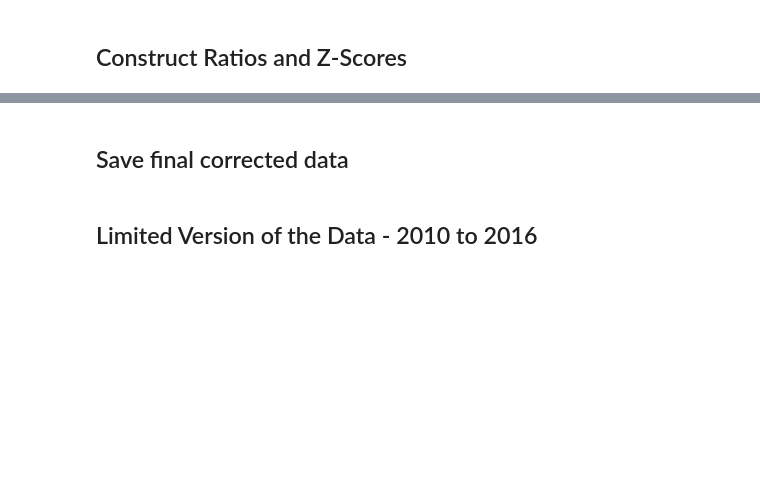
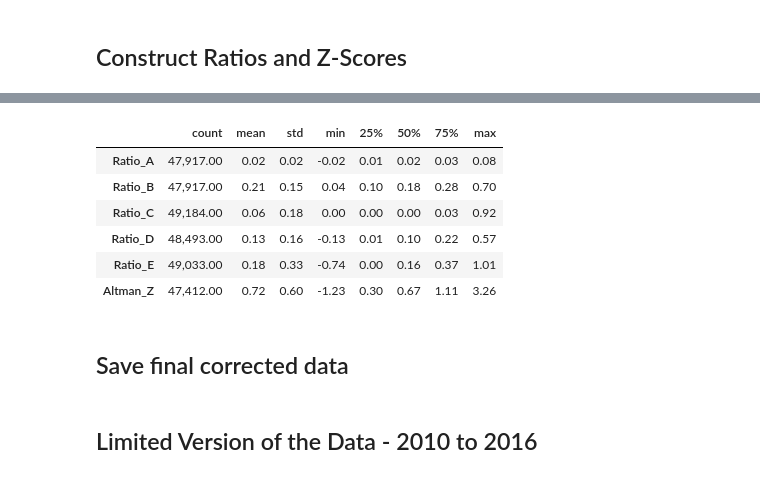
Before and after one commit to current12/Stat-222-Project, a Jupyter notebook: Code/Data Loading and Cleaning/Tabular Financial/Combine and Clean Tabular Financial Statements Data.ipynb, the cells around one changed output, grey strips where cells are left out. Drawn from its saved outputs; the diff is of its cells as text; code cells hidden in the pictures; blank space fills up the shorter version.

```diff
--- a/Code/Data Loading and Cleaning/Tabular Financial/Combine and Clean Tabular Financial Statements Data.ipynb
+++ b/Code/Data Loading and Cleaning/Tabular Financial/Combine and Clean Tabular Financial Statements Data.ipynb
@@ -297,0 +359,7 @@ corrected['Altman_Z'] = 3.3 * corrected['Ratio_A'] + 0.99 * corrected['Ratio_B']
+# %%
+# Briefly summarize to check construction
+# use describe method, transpose, and print all rows
+# round to two decimal places, no scientific notation, commas for thousands
+pd.options.display.float_format = '{:,.2f}'.format
+sum_stats_ratios = corrected[['Ratio_A', 'Ratio_B', 'Ratio_C', 'Ratio_D', 'Ratio_E']].describe().T
+sum_stats_ratios
@@ -298,3 +373,29 @@ corrected['Altman_Z'] = 3.3 * corrected['Ratio_A'] + 0.99 * corrected['Ratio_B']
+# %%
+# Altman Z-Score
+
+# Winsorize tricky ratios - 2.5% and 97.5%
+cols_to_clip = ['Ratio_A', 'Ratio_B', 'Ratio_C', 'Ratio_D', 'Ratio_E']
+#cols_to_clip = ['Ratio_A', 'Ratio_B', 'Ratio_E']
+for column in cols_to_clip:
+    corrected[column] = corrected[column].clip(lower=corrected[column].quantile(0.025), upper=corrected[column].quantile(0.975))
+
+# To avoid multicollinearity, be sure to drop ratios if using Z-Score in a model
+corrected['Altman_Z'] = 3.3 * corrected['Ratio_A'] + 0.99 * corrected['Ratio_B'] + 0.6 * corrected['Ratio_C'] + 1.2 * corrected['Ratio_D'] + 1.4 * corrected['Ratio_E']
+# %%
+# Briefly summarize to check construction
+# use describe method, transpose, and print all rows
+# round to two decimal places, no scientific notation, commas for thousands
+pd.options.display.float_format = '{:,.2f}'.format
+sum_stats_ratios = corrected[['Ratio_A', 'Ratio_B', 'Ratio_C', 'Ratio_D', 'Ratio_E', 'Altman_Z']].describe().T
+sum_stats_ratios
+# %% [output]
+|  | count | mean | std | min | 25% | 50% | 75% | max |
+| Ratio_A | 47,917.00 | 0.02 | 0.02 | -0.02 | 0.01 | 0.02 | 0.03 | 0.08 |
+| Ratio_B | 47,917.00 | 0.21 | 0.15 | 0.04 | 0.10 | 0.18 | 0.28 | 0.70 |
+| Ratio_C | 49,184.00 | 0.06 | 0.18 | 0.00 | 0.00 | 0.00 | 0.03 | 0.92 |
+| Ratio_D | 48,493.00 | 0.13 | 0.16 | -0.13 | 0.01 | 0.10 | 0.22 | 0.57 |
+| Ratio_E | 49,033.00 | 0.18 | 0.33 | -0.74 | 0.00 | 0.16 | 0.37 | 1.01 |
+| Altman_Z | 47,412.00 | 0.72 | 0.60 | -1.23 | 0.30 | 0.67 | 1.11 | 3.26 |
 # %% [markdown]
 ## Save final corrected data
 # %%
```
Also changed, not shown: parts of 5 cells of this notebook, 1 other file.
